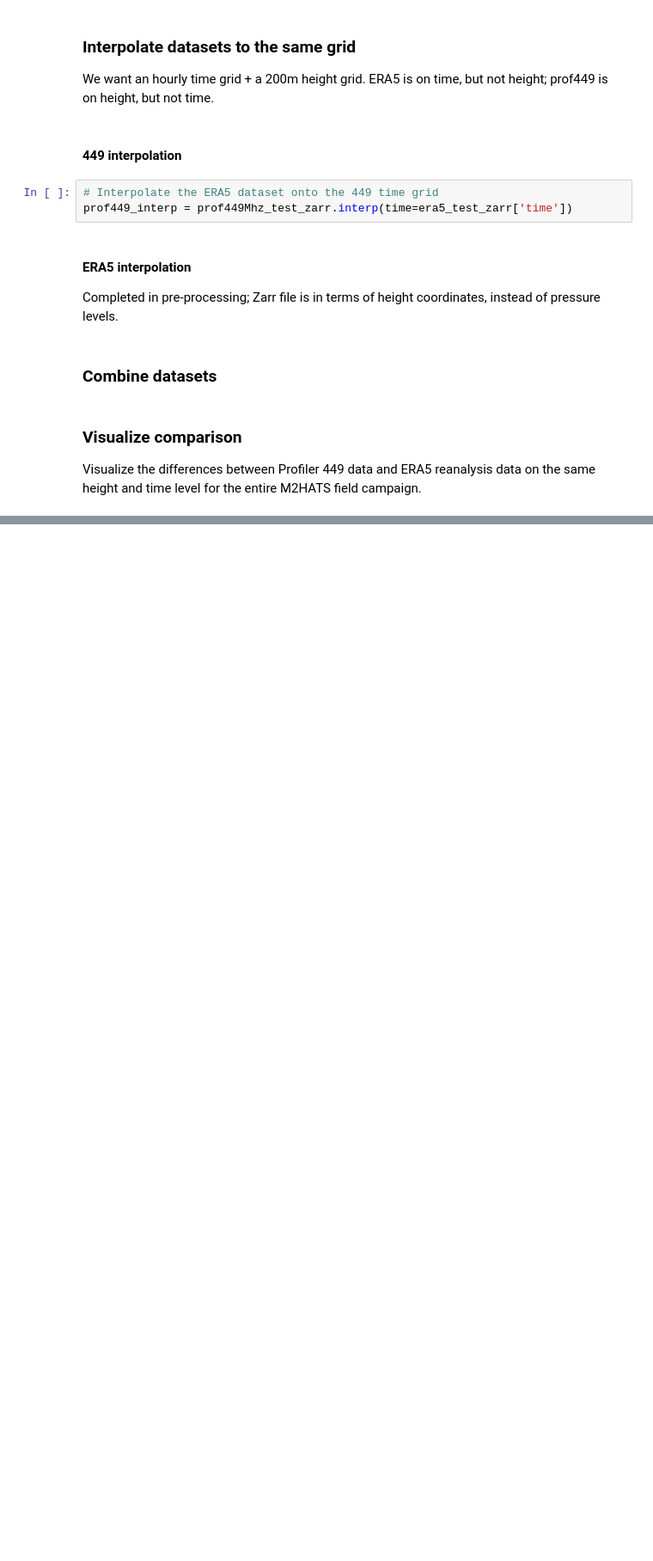
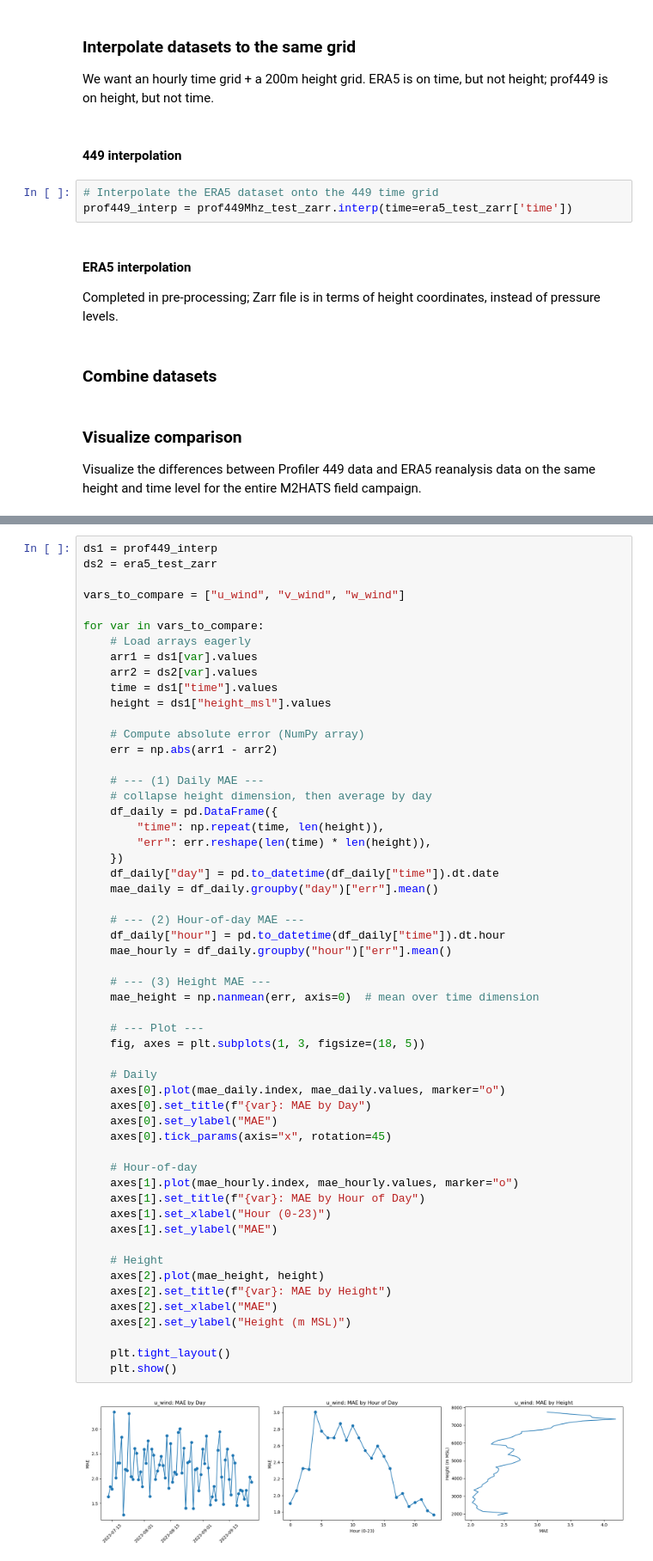
Before and after one commit to myasea8/gdex_eol, a Jupyter notebook: compare_datasets.ipynb, the cells around one changed output, grey strips where cells are left out. Shown at 86% size. Saved outputs shown, nothing was run; the diff lists cells and outputs as text; blank space fills up the shorter version.

```diff
--- a/compare_datasets.ipynb
+++ b/compare_datasets.ipynb
@@ -66,0 +83,57 @@ plt.show()
+# %%
+ds1 = prof449_interp
+ds2 = era5_test_zarr
+
+vars_to_compare = ["u_wind", "v_wind", "w_wind"]
+
+for var in vars_to_compare:
+    # Load arrays eagerly
+    arr1 = ds1[var].values
+    arr2 = ds2[var].values
+    time = ds1["time"].values
+    height = ds1["height_msl"].values
+
+    # Compute absolute error (NumPy array)
+    err = np.abs(arr1 - arr2)
+
+    # --- (1) Daily MAE ---
+    # collapse height dimension, then average by day
+    df_daily = pd.DataFrame({
+        "time": np.repeat(time, len(height)),
+        "err": err.reshape(len(time) * len(height)),
+    })
+    df_daily["day"] = pd.to_datetime(df_daily["time"]).dt.date
+    mae_daily = df_daily.groupby("day")["err"].mean()
+
+    # --- (2) Hour-of-day MAE ---
+    df_daily["hour"] = pd.to_datetime(df_daily["time"]).dt.hour
+    mae_hourly = df_daily.groupby("hour")["err"].mean()
+
+    # --- (3) Height MAE ---
+    mae_height = np.nanmean(err, axis=0)  # mean over time dimension
+
+    # --- Plot ---
+    fig, axes = plt.subplots(1, 3, figsize=(18, 5))
+
+    # Daily
+    axes[0].plot(mae_daily.index, mae_daily.values, marker="o")
+    axes[0].set_title(f"{var}: MAE by Day")
+    axes[0].set_ylabel("MAE")
+    axes[0].tick_params(axis="x", rotation=45)
+
+    # Hour-of-day
+    axes[1].plot(mae_hourly.index, mae_hourly.values, marker="o")
+    axes[1].set_title(f"{var}: MAE by Hour of Day")
+    axes[1].set_xlabel("Hour (0-23)")
+    axes[1].set_ylabel("MAE")
+
+    # Height
+    axes[2].plot(mae_height, height)
+    axes[2].set_title(f"{var}: MAE by Height")
+    axes[2].set_xlabel("MAE")
+    axes[2].set_ylabel("Height (m MSL)")
+
+    plt.tight_layout()
+    plt.show()
+# %% [output]
+[figure, added]
```
Also changed, not shown: parts of 5 cells of this notebook, 1 other file.
